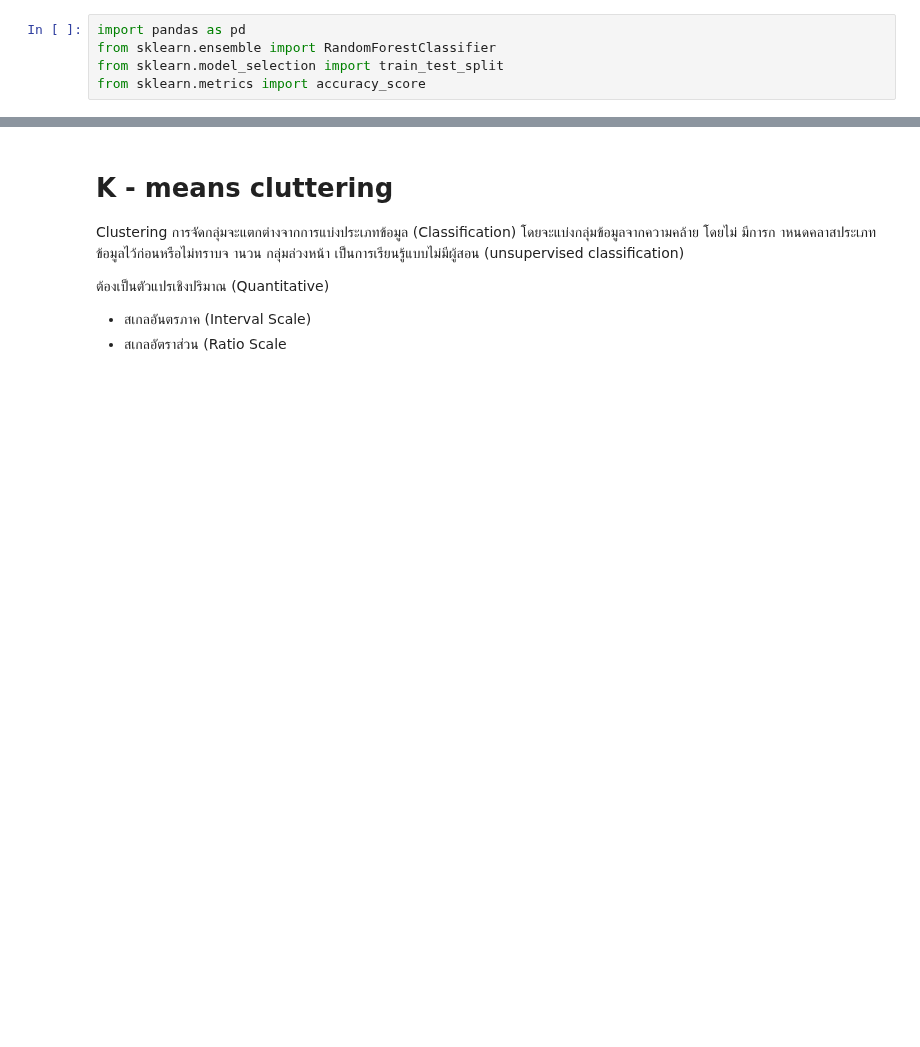
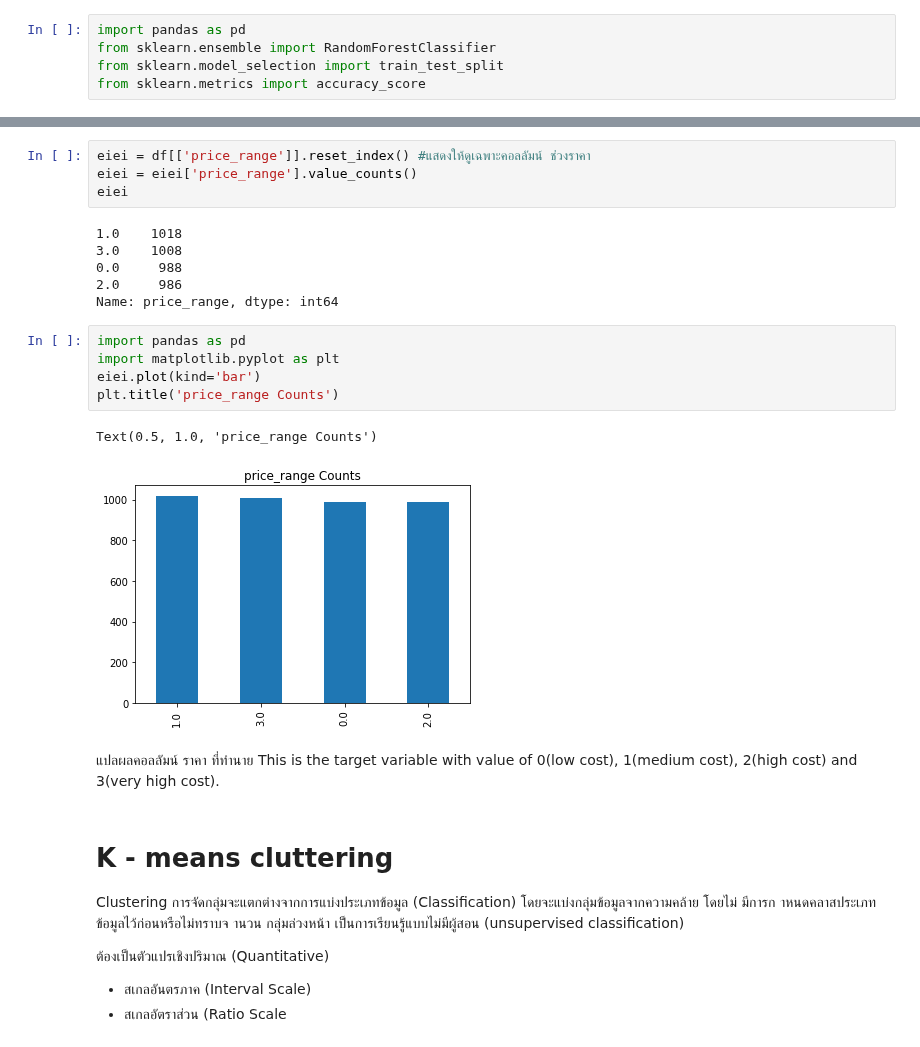
Before and after one commit to sucheerarighthere/bsc_dpdm22, a Jupyter notebook: Project.ipynb, the cells around one changed output, grey strips where cells are left out. Cells and saved outputs as stored; diff of their text form; blank space fills up the shorter version.

```diff
--- a/Project.ipynb
+++ b/Project.ipynb
@@ -233,3 +201,24 @@ df
+# %%
+eiei = df[['price_range']].reset_index() #แสดงให้ดูเฉพาะคอลลัมน์ ช่วงราคา
+eiei = eiei['price_range'].value_counts()
+eiei
+# %% [output]
+1.0    1018
+3.0    1008
+0.0     988
+2.0     986
+Name: price_range, dtype: int64
+# %%
+import pandas as pd
+import matplotlib.pyplot as plt
+eiei.plot(kind='bar')
+plt.title('price_range Counts')
+# %% [output]
+Text(0.5, 1.0, 'price_range Counts')
+[figure, added]
+# %% [markdown]
+แปลผลคอลลัมน์ ราคา ที่ทำนาย
+This is the target variable with value of 0(low cost), 1(medium cost), 2(high cost) and 3(very high cost).
 # %% [markdown]
 # **K - means cluttering**
 Clustering การจัดกลุ่มจะแตกต่างจากการแบ่งประเภทข้อมูล
```
Also changed, not shown: parts of 46 cells of this notebook.
